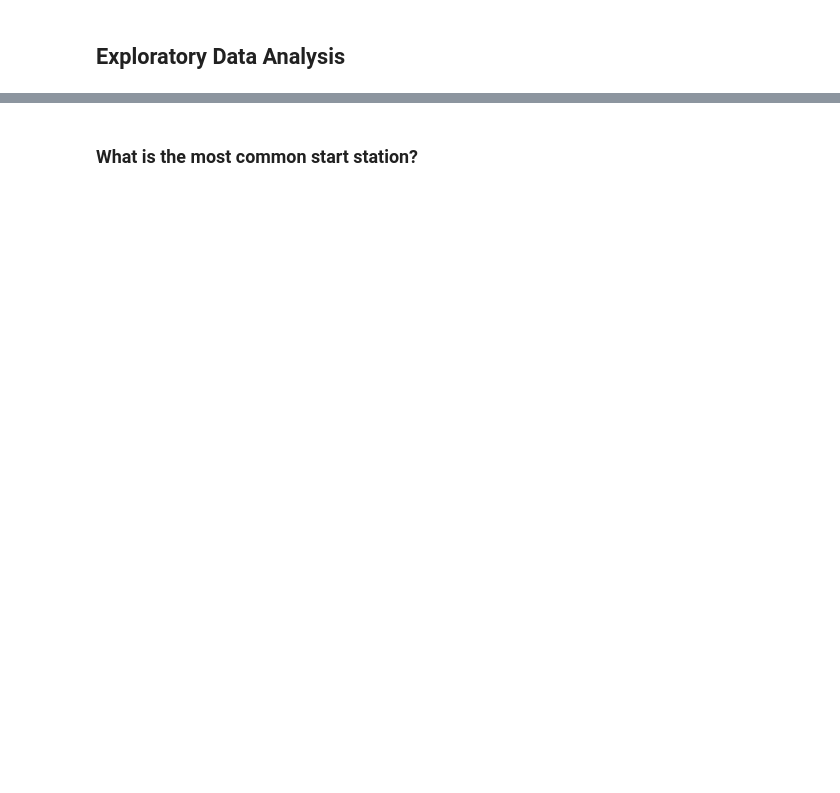
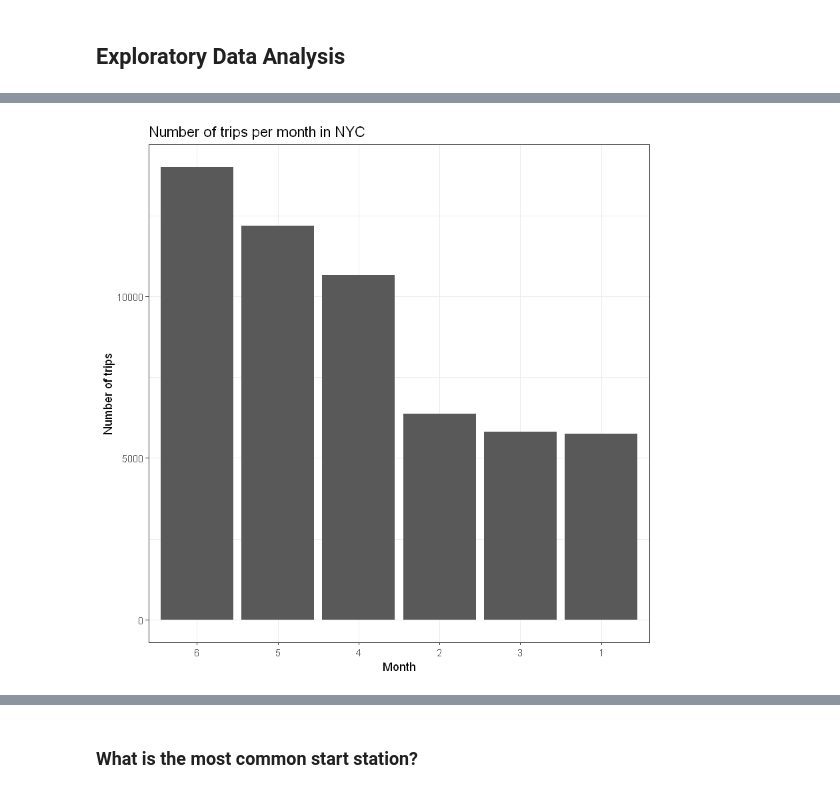
Before and after one commit to davidblackwelder/explore-bikeshare-data, a Jupyter notebook: EDA-bikeshare-data-R.ipynb, the cells around one changed output, grey strips where cells are left out. Saved outputs shown, nothing was run; the diff lists cells and outputs as text; code cells hidden in the pictures; blank space fills up the shorter version.

```diff
--- a/EDA-bikeshare-data-R.ipynb
+++ b/EDA-bikeshare-data-R.ipynb
@@ -504,0 +945,6 @@ table(ny_clean$User.Type)
+# %%
+# Write data to a CSV file
+write.csv(bikeshare, './data/bikeshare.csv')
+
+# Read data from CSV file
+bikeshare = read.csv('./data/bikeshare.csv')
@@ -504,0 +961,22 @@ table(ny_clean$User.Type)
+# %%
+# Remove X column
+bikeshare <- bikeshare %>%
+            select(
+                city,
+                user_type,
+                trip_duration,
+                start_station,
+                start_month,
+                start_day,
+                start_year,
+                start_hour,
+                start_minute,
+                start_second,
+                end_station,
+                end_month,
+                end_day,
+                end_year,
+                end_hour,
+                end_minute,
+                end_second
+             )
@@ -509,0 +1010,14 @@ table(ny_clean$User.Type)
+# %%
+# Bar chart for WASH trips per month
+bikeshare %>%
+  filter(city == 'NYC') %>%
+  group_by(start_month) %>%
+  count %>%
+  ggplot(aes(reorder(start_month, -n), n)) +
+  geom_bar(stat = 'identity') +
+  theme_bw() +
+  labs(title = "Number of trips per month in NYC ",
+       x = 'Month',
+       y = 'Number of trips')
+# %% [output]
+[figure, added]
```
Also changed, not shown: parts of 71 cells of this notebook, 2 other files.
